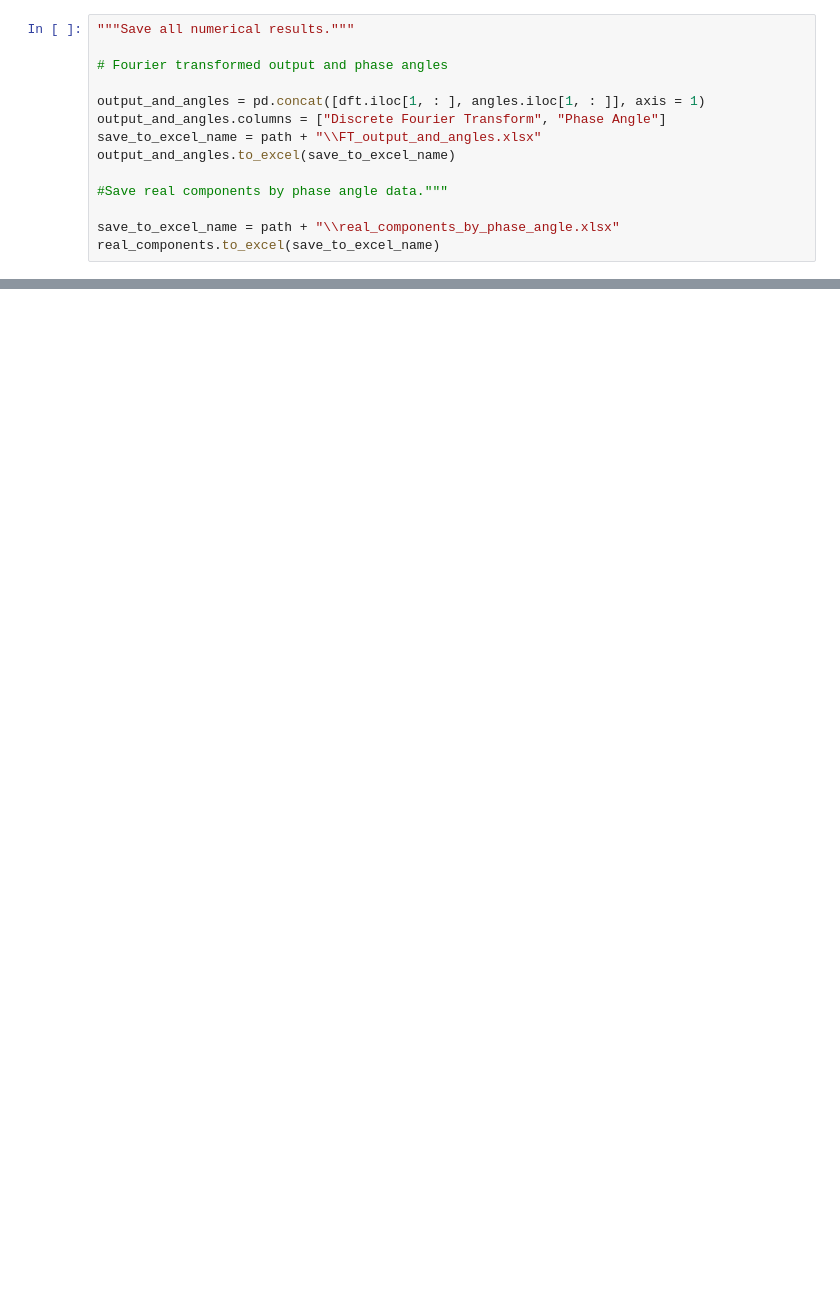
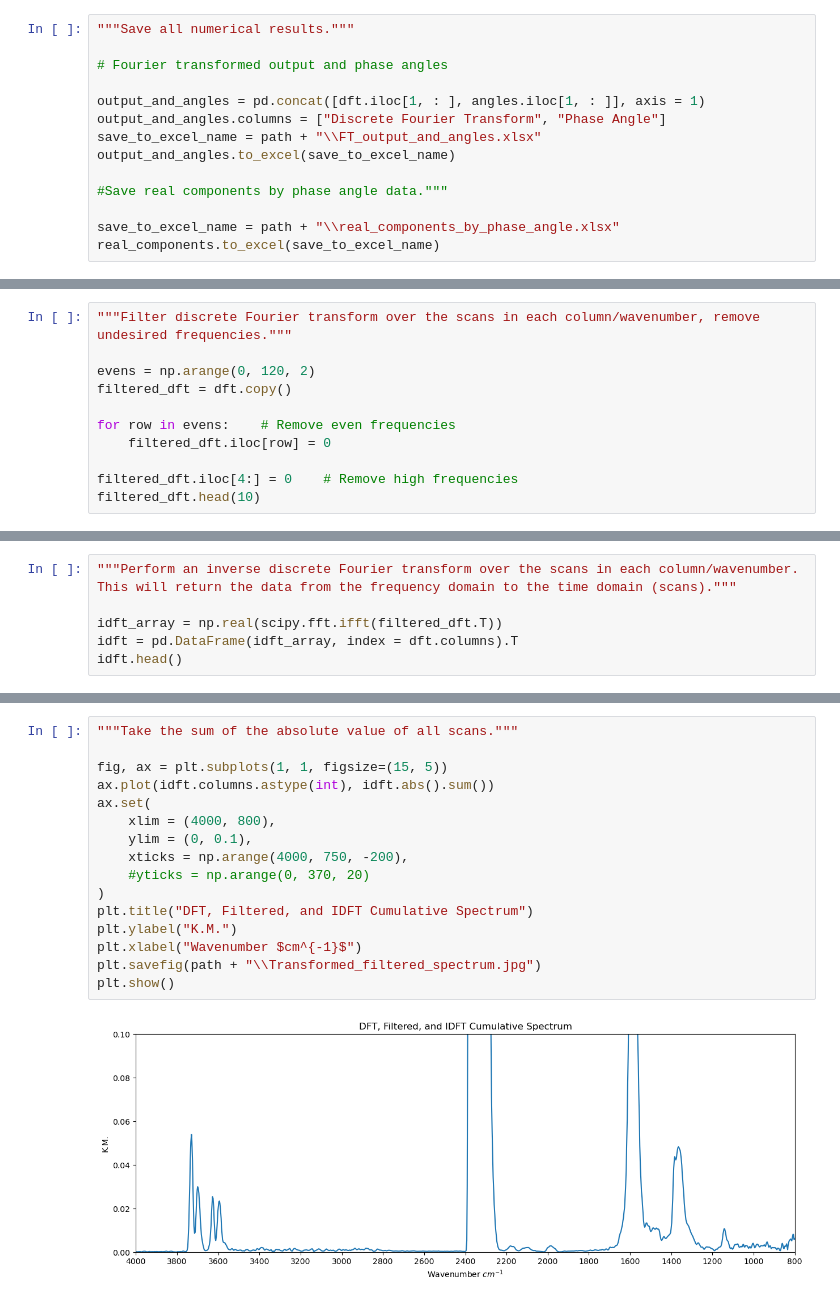
Before and after one commit to ryanhagmann/MES_Hagmann, a Jupyter notebook: OPUS_rapid_scan_dpt.ipynb, the cells around one changed output, grey strips where cells are left out. Drawn from its saved outputs; the diff is of its cells as text; blank space fills up the shorter version.

Commit message:
Added inverse Fourier transform functionality to return normal spectra with extraneous frequencies filtered-out.

```diff
--- a/OPUS_rapid_scan_dpt.ipynb
+++ b/OPUS_rapid_scan_dpt.ipynb
@@ -302,0 +448,11 @@ output_and_angles
+# %%
+"""Filter discrete Fourier transform over the scans in each column/wavenumber, remove undesired frequencies."""
+
+evens = np.arange(0, 120, 2)
+filtered_dft = dft.copy()
+
+for row in evens:    # Remove even frequencies
+    filtered_dft.iloc[row] = 0
+
+filtered_dft.iloc[4:] = 0    # Remove high frequencies
+filtered_dft.head(10)
@@ -302,0 +472,7 @@ output_and_angles
+# %%
+"""Perform an inverse discrete Fourier transform over the scans in each column/wavenumber.
+This will return the data from the frequency domain to the time domain (scans)."""
+
+idft_array = np.real(scipy.fft.ifft(filtered_dft.T))
+idft = pd.DataFrame(idft_array, index = dft.columns).T
+idft.head()
@@ -302,0 +487,18 @@ output_and_angles
+# %%
+"""Take the sum of the absolute value of all scans."""
+
+fig, ax = plt.subplots(1, 1, figsize=(15, 5))
+ax.plot(idft.columns.astype(int), idft.abs().sum())
+ax.set(
+    xlim = (4000, 800),
+    ylim = (0, 0.1),
+    xticks = np.arange(4000, 750, -200),
+    #yticks = np.arange(0, 370, 20)
+)
+plt.title("DFT, Filtered, and IDFT Cumulative Spectrum")
+plt.ylabel("K.M.")
+plt.xlabel("Wavenumber $cm^{-1}$")
+plt.savefig(path + "\\Transformed_filtered_spectrum.jpg")
+plt.show()
+# %% [output]
+[figure, added]
```
Also changed, not shown: parts of 22 cells of this notebook.
